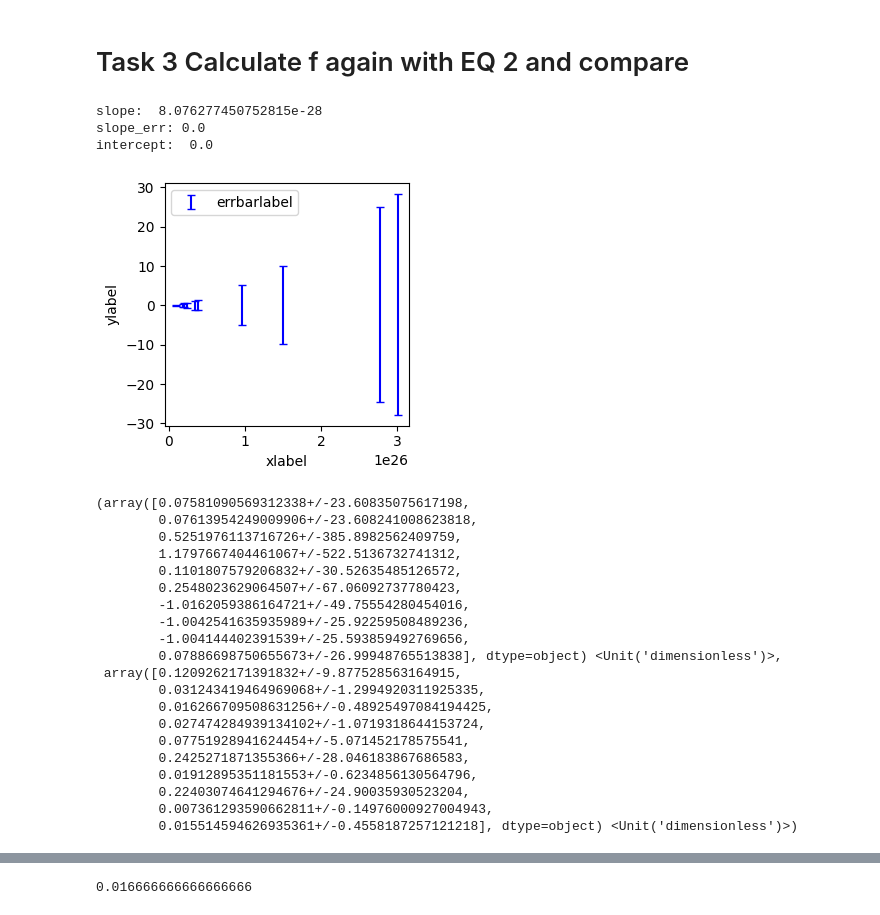
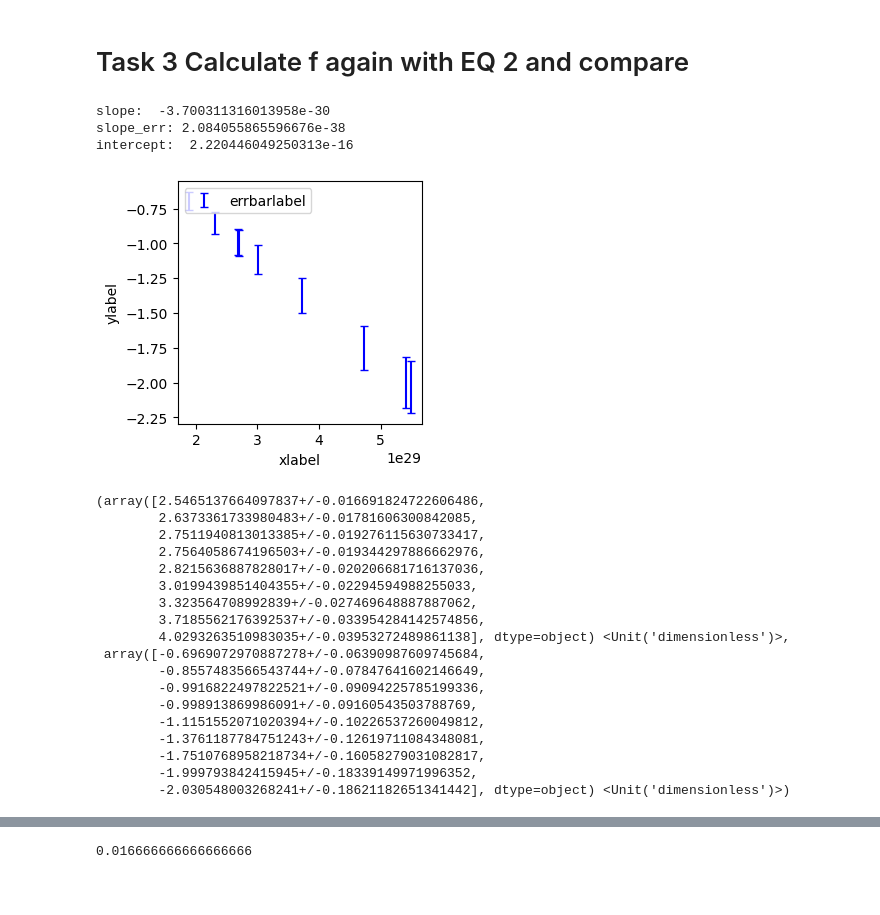
Before and after one commit to dominikrosser/praktikum_p1, a Jupyter notebook: 13 Brechungsind_pris/brechungsind_pris.ipynb, the cells around one changed output, grey strips where cells are left out. Drawn from its saved outputs; the diff is of its cells as text; code cells hidden in the pictures.

```diff
--- a/13 Brechungsind_pris/brechungsind_pris.ipynb
+++ b/13 Brechungsind_pris/brechungsind_pris.ipynb
@@ -100,7 +100,7 @@ def delta0_of_A1_A2(A1, A2):
 Measure both positions where the reflections of the slit image are observed: $A_{1}$, $A_{2}$. Then $\beta = A_{1} - A_{2}$. Make sure the signs are correct (can we take the absolute value?). Do this three times, so we get three $\beta$ values. Take the mean of $\beta$. Then $\varphi = \pi - \beta$.
 # %%
 A1_deg, A2_deg, A1_deg_minutes, A2_deg_minutes = np.genfromtxt(os.path.join(os.getcwd(), "task1_measure_phi_data.csv"), delimiter=',', skip_header=1, unpack=True)
-A1_meas_deg = A1_deg + (1.0/60.0)*A1_deg_minutes
+A1_meas_deg = A1_deg - 360 + (1.0/60.0)*A1_deg_minutes
 A2_meas_deg = A2_deg + (1.0/60.0)*A2_deg_minutes
 A1_meas = np.radians(A1_meas_deg)
 A2_meas = np.radians(A2_meas_deg)
@@ -111,7 +111,7 @@ A_unit = units.rad
 A1s = np.array([u.ufloat(a1, A_meas_uncertainty_guess) for a1 in A1_meas]) *A_unit
 A2s = np.array([u.ufloat(a2, A_meas_uncertainty_guess) for a2 in A2_meas]) *A_unit
 
-Betas = A1s - A2s
+Betas =  (A1s - A2s)
 Betas_Std = np.std(extr_values(Betas))
 
 Beta = umean(Betas)
@@ -133,10 +133,14 @@ else:
     Beta_Result = Beta
     print("Standard deviation of the betas was lower than the propagation of the errors of measurement of A. So the propagated error was taken.")
 
-print("Beta End Result: ", Beta_Result)
+print("Beta End Result: ", np.abs(Beta_Result))
 
-Phi_Result = scipy.constants.pi*A_unit - Beta
+Phi_Result = np.abs((scipy.constants.pi*A_unit - Beta) - 2*scipy.constants.pi*A_unit)
+#Phi_Result_Deg = np.abs(((scipy.constants.pi*A_unit - Beta) / (2*np.pi) * 360 / A_unit) -360)
+Phi_Result_Deg = Phi_Result / (2*np.pi) * 360 / A_unit
+print("Phi end result:", Phi_Result)
 
-print("Phi end result:", Phi_Result)
+Beta_Result_Deg = np.abs(Beta_Result / (2*np.pi) * 360 / A_unit)
+Beta_Result_Deg
 # %% [output]
 Table of Data:
@@ -163,18 +168,20 @@ For various wavelengths of the incident light, we are going to measure for which
 SEE FUNCTIONS DEFINED IN THE FIRST BLOCK
 # %%
 # SET UNCERTAINTIES
-A_meas_uncertainty_guess = A_meas_uncertainty_guess # already defined above
-Lambda_uncertainty_guess = 999.99 # TODO !!!
+A_meas_uncertainty_guess_deg = (1.0/60.0)*(4) # = (2)degmin' is unc of device but its difficult to read off minutes so we set 2' A meas uncertainty in degrees
+A_meas_uncertainty_guess2 = np.radians(A_meas_uncertainty_guess_deg)
+A_meas_uncertainty_guess = A_meas_uncertainty_guess2 # already defined above
+Lambda_uncertainty_guess = 0.05 # nanometer
 
 # SET UNITS
 A_unit = units.rad
-Lambda_unit = units.micrometer # TODO !!!
+Lambda_unit = units.nanometer
 
 # IMPORT DATA
-Lambda_meas, A1_meas_deg, A2_meas_deg, A1_meas_degmin, A2_meas_degmin = np.genfromtxt(os.path.join(os.getcwd(), "task2_measure_lambda_a1_a2.csv"), delimiter=',', skip_header=1, unpack=True)
+Lambda_meas, A1_meas_deg, A2_meas_deg, A1_meas_degmin, A2_meas_degmin, Lambda_labels = np.genfromtxt(os.path.join(os.getcwd(), "task2_measure_lambda_a1_a2.csv"), delimiter=',', skip_header=1, unpack=True)
 A1_meas = np.radians(A1_meas_deg + (1.0/60.0)*A1_meas_degmin)
 A2_meas = np.radians(A2_meas_deg + (1.0/60.0)*A2_meas_degmin)
-A1s = np.array([u.ufloat(a1, A_meas_uncertainty_guess) for a1 in A1_meas]) *A_unit
+A1s = np.array([u.ufloat(a1 + 2*np.pi, A_meas_uncertainty_guess) for a1 in A1_meas]) *A_unit
 A2s = np.array([u.ufloat(a2, A_meas_uncertainty_guess) for a2 in A2_meas]) *A_unit
 Lambdas = np.array([u.ufloat(l, Lambda_uncertainty_guess) for l in Lambda_meas]) *Lambda_unit
 
@@ -193,4 +200,6 @@ slope_withErr, intercept_withErr = errorbar_plot_with_linregress(extr_values(Nu_
 nu0dash_Squared = intercept_withErr
 nu0dash = u.wrap(np.sqrt)(nu0dash_Squared) * (1/units.s)# u.ufloat(998.38, 7.433) * (1/units.s) # TODO
 A_param = (1/slope_withErr) * (1/units.s**2) # u.ufloat(848.83, 3.443) * (1/units.s**2)# TODO
+
+Delta0s / (2*scipy.constants.pi) * 360 / units.rad
 # %% [output]
@@ -200,36 +214,34 @@ SyntaxError: invalid syntax. Perhaps you forgot a comma? (648347411.py, line 11)
 # %%
 # TASK 3 NOW WE USE EQ 2 AND COMPARE
 Eta_Squareds__EQ2 = n_squared_of_nu(Nus, nu0dash, A_param).to_base_units().to_compact()
-Etas__EQ2 = np.array([sqrt(eta_sq.to_base_units().magnitude) for eta_sq in Eta_Squareds__EQ2]) * no_unit
+Etas__EQ2 = np.array([u.wrap(np.sqrt)(eta_sq.to_base_units().magnitude) for eta_sq in Eta_Squareds__EQ2]) * no_unit
 Fs__EQ2 = f_of_nu_squared(Nu_Squareds, nu0dash, A_param)
 errorbar_plot_with_linregress(extr_values(Nu_Squareds), extr_values(Fs__EQ2), extr_sig(Fs__EQ2), nolinregress=True)
 
 Fs, Fs__EQ2
 # %% [output]
-slope:  8.076277450752815e-28
-slope_err: 0.0
-intercept:  0.0
+slope:  -3.700311316013958e-30
+slope_err: 2.084055865596676e-38
+intercept:  2.220446049250313e-16
-[figure, old version]
+[figure, new version]
-(array([0.07581090569312338+/-23.60835075617198,
-        0.07613954249009906+/-23.608241008623818,
-        0.5251976113716726+/-385.8982562409759,
-        1.1797667404461067+/-522.5136732741312,
-        0.1101807579206832+/-30.52635485126572,
-        0.2548023629064507+/-67.06092737780423,
-        -1.0162059386164721+/-49.75554280454016,
-        -1.0042541635935989+/-25.92259508489236,
-        -1.004144402391539+/-25.593859492769656,
-        0.07886698750655673+/-26.99948765513838], dtype=object) <Unit('dimensionless')>,
- array([0.1209262171391832+/-9.877528563164915,
-        0.031243419464969068+/-1.2994920311925335,
-        0.016266709508631256+/-0.48925497084194425,
-        0.027474284939134102+/-1.0719318644153724,
-        0.07751928941624454+/-5.071452178575541,
-        0.2425271871355366+/-28.046183867686583,
-        0.01912895351181553+/-0.6234856130564796,
-        0.22403074641294676+/-24.90035930523204,
-        0.007361293590662811+/-0.14976000927004943,
-        0.015514594626935361+/-0.4558187257121218], dtype=object) <Unit('dimensionless')>)
+(array([2.5465137664097837+/-0.016691824722606486,
+        2.6373361733980483+/-0.01781606300842085,
+        2.7511940813013385+/-0.019276115630733417,
+        2.7564058674196503+/-0.019344297886662976,
+        2.8215636887828017+/-0.020206681716137036,
+        3.0199439851404355+/-0.02294594988255033,
+        3.323564708992839+/-0.027469648887887062,
+        3.7185562176392537+/-0.033954284142574856,
+        4.0293263510983035+/-0.03953272489861138], dtype=object) <Unit('dimensionless')>,
+ array([-0.6969072970887278+/-0.06390987609745684,
+        -0.8557483566543744+/-0.07847641602146649,
+        -0.9916822497822521+/-0.09094225785199336,
+        -0.998913869986091+/-0.09160543503788769,
+        -1.1151552071020394+/-0.10226537260049812,
+        -1.3761187784751243+/-0.12619711084348081,
+        -1.7510768958218734+/-0.16058279031082817,
+        -1.999793842415945+/-0.18339149971996352,
+        -2.030548003268241+/-0.18621182651341442], dtype=object) <Unit('dimensionless')>)
 # %%
 # PRINT AND GENERATE LATEX
 DF_TABLE_2 = pandas.DataFrame({"Lambdas": Lambdas, "Nus [%s]"%(""): Nus, "NuSquareds []": Nu_Squareds, "A1s": A1s, "A2s": A2s, "delt*s": Delta0s, "n's": Etas, "f's": Fs, "f's by Eq (2):": Fs__EQ2})
```
Also changed, not shown: parts of 3 cells of this notebook, 1 other file.
